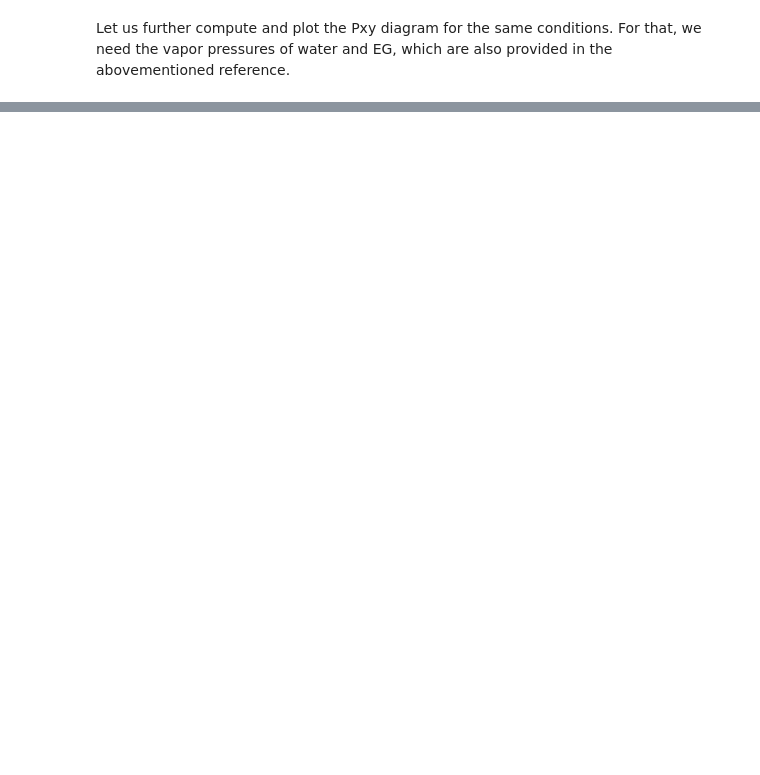
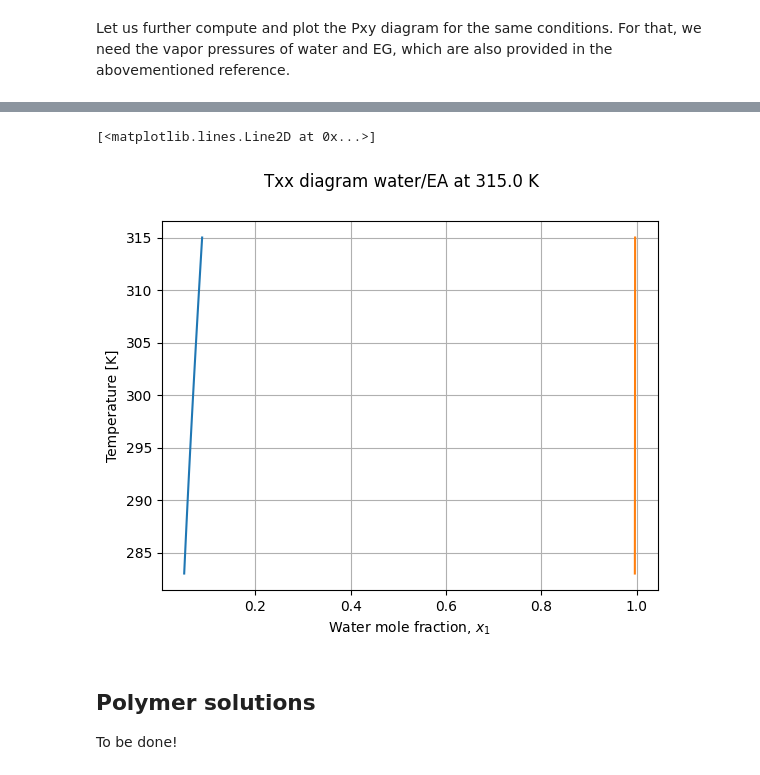
Before and after one commit to HugoMVale/polykin, a Jupyter notebook: docs/tutorials/activity_coefficient_models.ipynb, the cells around one changed output, grey strips where cells are left out. Drawn from its saved outputs; the diff is of its cells as text; code cells hidden in the pictures; blank space fills up the shorter version.

```diff
--- a/docs/tutorials/activity_coefficient_models.ipynb
+++ b/docs/tutorials/activity_coefficient_models.ipynb
@@ -148,0 +228,31 @@ ax.plot(y1, Pbubble)
+# %%
+from scipy.optimize import minimize_scalar
+
+# Temperature range
+Trange = np.linspace(283., 315., 20)
+
+# Array to hold the solubilities in both phases
+x1 = np.zeros((len(Trange), 2))
+
+# Find solubility by minimizing Dgmix
+for ib, bounds in enumerate([(0., 0.4), (0.9, 1.)]):
+    for iT, T in enumerate(Trange):
+        sol = minimize_scalar(lambda x: acm.Dgmix(T, np.array([x, 0., 1. - x])),
+                              bounds=bounds)
+        x1[iT, ib] = sol.x
+# %%
+fig, ax = plt.subplots()
+fig.suptitle(f"Txx diagram water/EA at {T} K")
+ax.set_xlabel(r"Water mole fraction, $x_{1}$")
+ax.set_ylabel("Temperature [K]")
+ax.grid(True)
+
+ax.plot(x1[:, 0], Trange)
+ax.plot(x1[:, 1], Trange)
+# %% [output]
+[<matplotlib.lines.Line2D at 0x...>]
+[figure, added]
+# %% [markdown]
+## Polymer solutions
+
+To be done!
```
Also changed, not shown: parts of 16 cells of this notebook.
